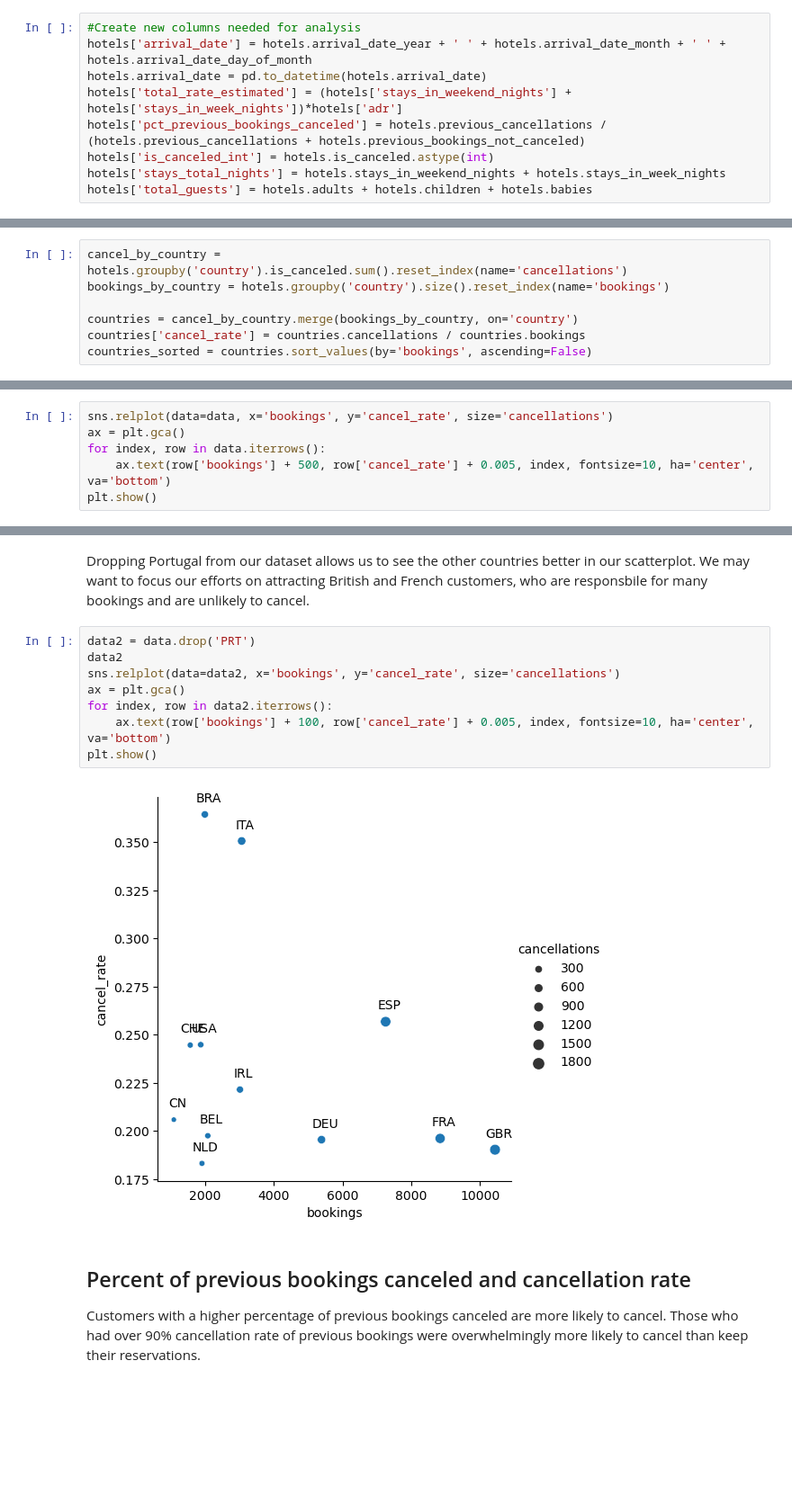
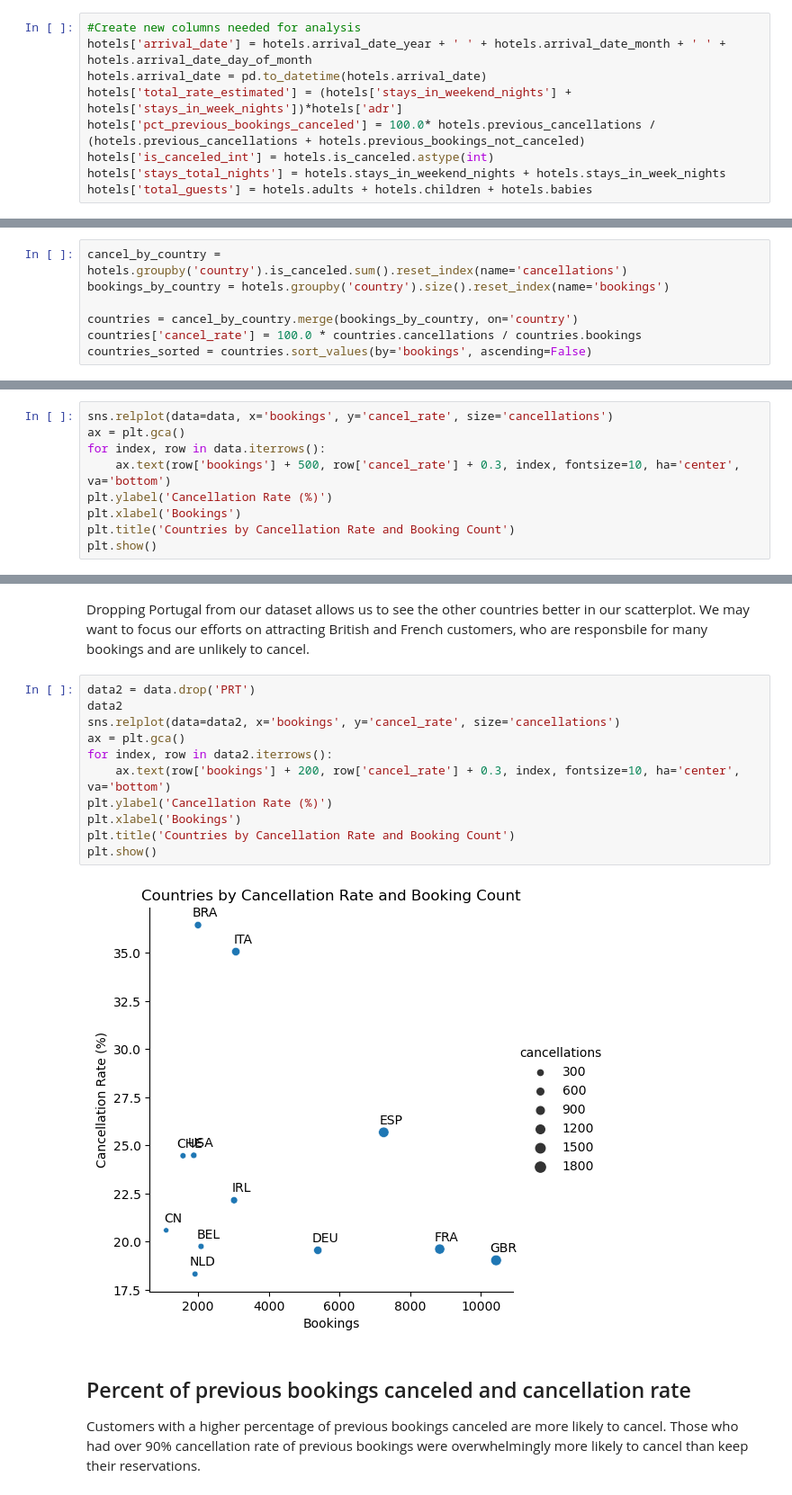
Before and after one commit to shawncheng8/Hotel-Reservations-Analysis-Project, a Jupyter notebook: Hotel Bookings Analysis Project - Presentation.ipynb, the cells around one changed output, grey strips where cells are left out. Shown at 90% size. Cells and saved outputs as stored; diff of their text form; blank space fills up the shorter version.

```diff
--- a/Hotel Bookings Analysis Project - Presentation.ipynb
+++ b/Hotel Bookings Analysis Project - Presentation.ipynb
@@ -103,7 +103,7 @@ dtype: object
 hotels['arrival_date'] = hotels.arrival_date_year + ' ' + hotels.arrival_date_month + ' ' + hotels.arrival_date_day_of_month
 hotels.arrival_date = pd.to_datetime(hotels.arrival_date)
 hotels['total_rate_estimated'] = (hotels['stays_in_weekend_nights'] + hotels['stays_in_week_nights'])*hotels['adr']
-hotels['pct_previous_bookings_canceled'] = hotels.previous_cancellations / (hotels.previous_cancellations + hotels.previous_bookings_not_canceled)
+hotels['pct_previous_bookings_canceled'] = 100.0* hotels.previous_cancellations / (hotels.previous_cancellations + hotels.previous_bookings_not_canceled)
 hotels['is_canceled_int'] = hotels.is_canceled.astype(int)
 hotels['stays_total_nights'] = hotels.stays_in_weekend_nights + hotels.stays_in_week_nights
 hotels['total_guests'] = hotels.adults + hotels.children + hotels.babies
@@ -479,7 +449,7 @@ cancel_by_country = hotels.groupby('country').is_canceled.sum().reset_index(name
 bookings_by_country = hotels.groupby('country').size().reset_index(name='bookings')
 
 countries = cancel_by_country.merge(bookings_by_country, on='country')
-countries['cancel_rate'] = countries.cancellations / countries.bookings
+countries['cancel_rate'] = 100.0 * countries.cancellations / countries.bookings
 countries_sorted = countries.sort_values(by='bookings', ascending=False)
 # %% [markdown]
 Portugal has the highest number of raw cancellations (4906) as well as highest cancellation rate (35%). This is likely due to the fact that the hotel is located in Portugal, and domestic travelers are more likely to change their plans as travel is more flexible.
@@ -506,6 +476,9 @@ data
 sns.relplot(data=data, x='bookings', y='cancel_rate', size='cancellations')
 ax = plt.gca()
 for index, row in data.iterrows():
-    ax.text(row['bookings'] + 500, row['cancel_rate'] + 0.005, index, fontsize=10, ha='center', va='bottom')
+    ax.text(row['bookings'] + 500, row['cancel_rate'] + 0.3, index, fontsize=10, ha='center', va='bottom')
+plt.ylabel('Cancellation Rate (%)')
+plt.xlabel('Bookings')
+plt.title('Countries by Cancellation Rate and Booking Count')
 plt.show()
 # %% [output]
@@ -515,13 +488,16 @@ Dropping Portugal from our dataset allows us to see the other countries better i
 # %%
 data2 = data.drop('PRT')
 data2
 sns.relplot(data=data2, x='bookings', y='cancel_rate', size='cancellations')
 ax = plt.gca()
 for index, row in data2.iterrows():
-    ax.text(row['bookings'] + 100, row['cancel_rate'] + 0.005, index, fontsize=10, ha='center', va='bottom')
+    ax.text(row['bookings'] + 200, row['cancel_rate'] + 0.3, index, fontsize=10, ha='center', va='bottom')
+plt.ylabel('Cancellation Rate (%)')
+plt.xlabel('Bookings')
+plt.title('Countries by Cancellation Rate and Booking Count')
 plt.show()
 # %% [output]
-[figure, old version]
+[figure, new version]
 # %% [markdown]
 ## Percent of previous bookings canceled and cancellation rate
 
```
Also changed, not shown: parts of 28 cells of this notebook.
